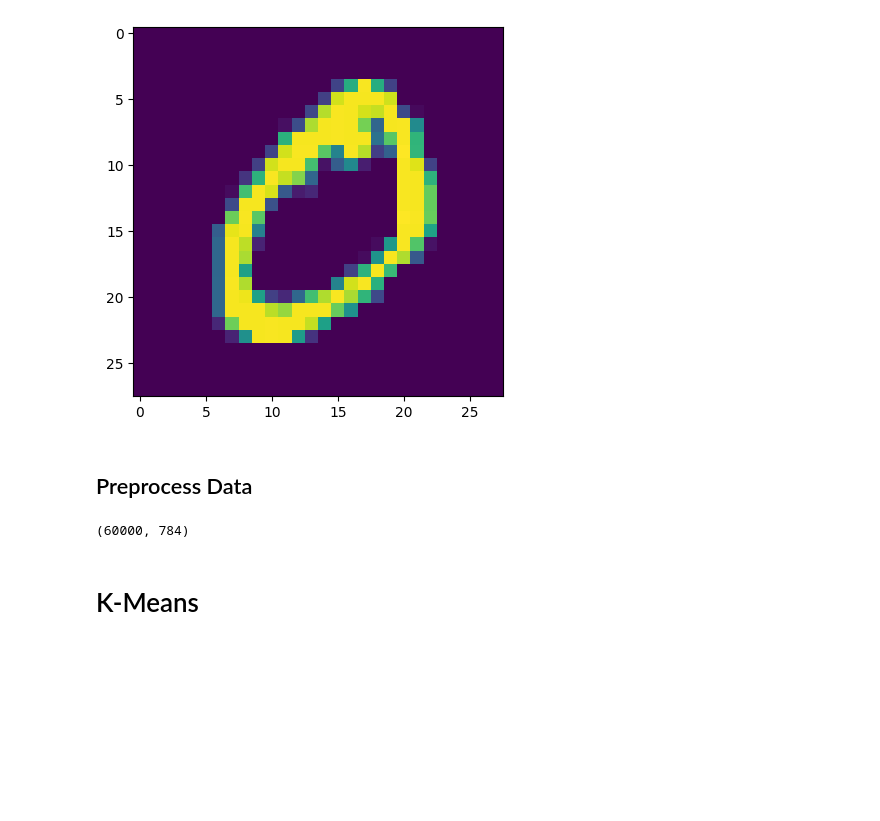
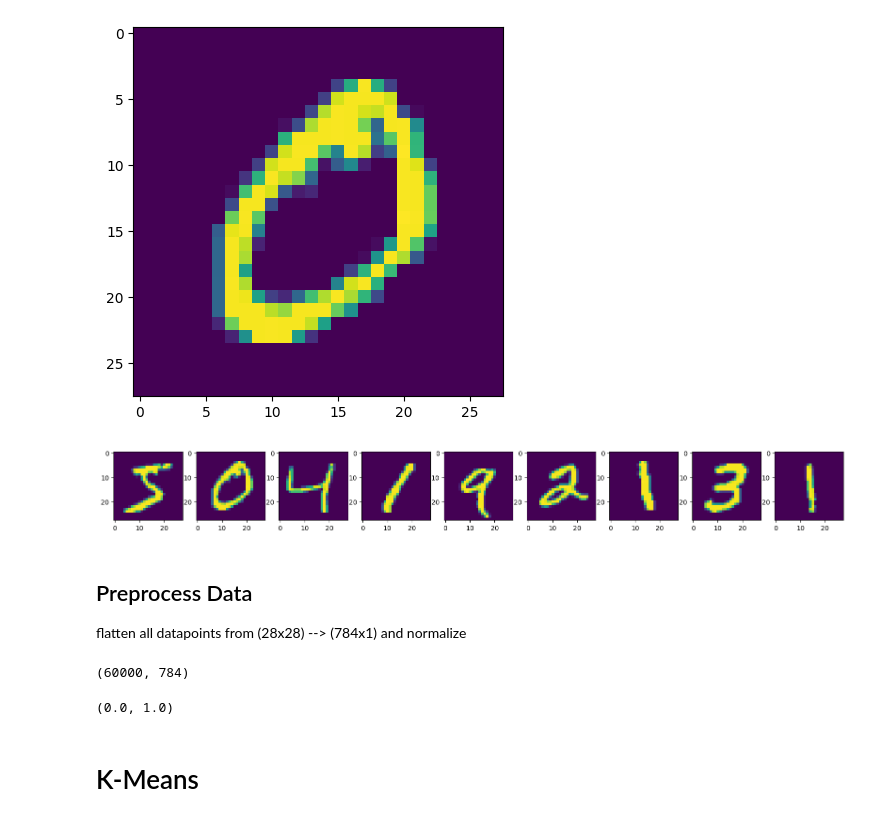
Before and after one commit to Nweaver412/Centroid-Visualization-MNIST, a Jupyter notebook: research/project_code.ipynb, the cells around one changed output. Cells and saved outputs as stored; diff of their text form; code cells hidden in the pictures; blank space fills up the shorter version.

```diff
--- a/research/project_code.ipynb
+++ b/research/project_code.ipynb
@@ -47,8 +31,19 @@ plt.imshow(x_train[1])
 # %% [output]
 <matplotlib.image.AxesImage at 0x...>
 [figure]
-# %% [markdown]
-## Preprocess Data
+# %%
+plt.figure(figsize = (20,9))
+
+# plot first 9 datapoints from MNIST
+for i in range(9):
+ plt.subplot(1,9,i+1)
+ plt.imshow(x_train[i])
+# %% [output]
+[figure, added]
+# %% [markdown]
+## Preprocess Data
+
+flatten all datapoints from (28x28) --> (784x1) and normalize
 # %%
 # flatten from 28x28 --> 784x1
 x_train = x_train.reshape(len(x_train),-1)
@@ -56,3 +51,9 @@ x_test = x_test.reshape(len(x_test),-1)
 print(x_train.shape)
 # %% [output]
 (60000, 784)
+# %%
+# normalize
+x_train = x_train / 255.0
+np.min(x_train), np.max(x_train)
+# %% [output]
+(0.0, 1.0)
```
Also changed, not shown: parts of 25 cells of this notebook.
